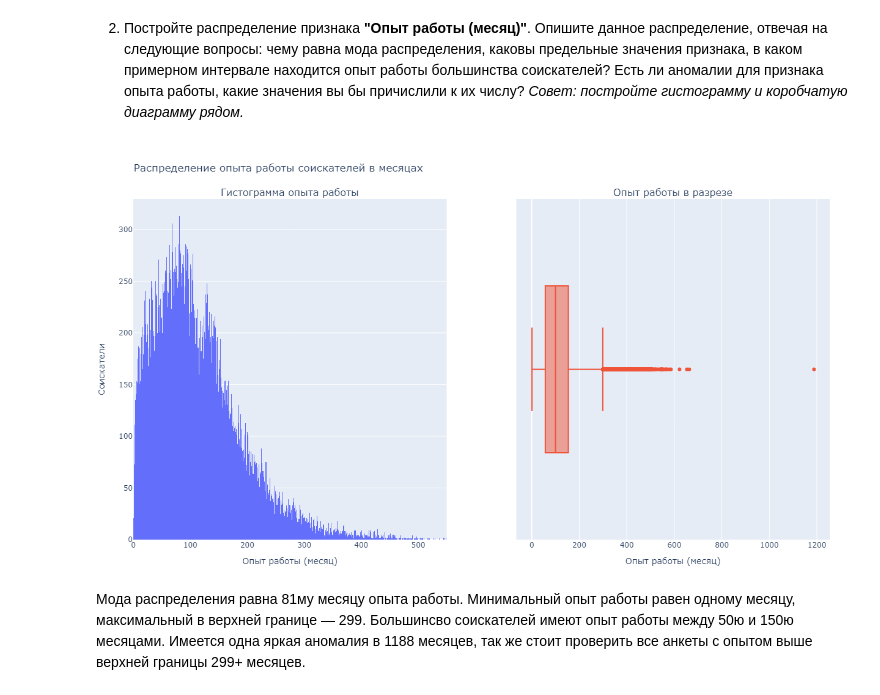
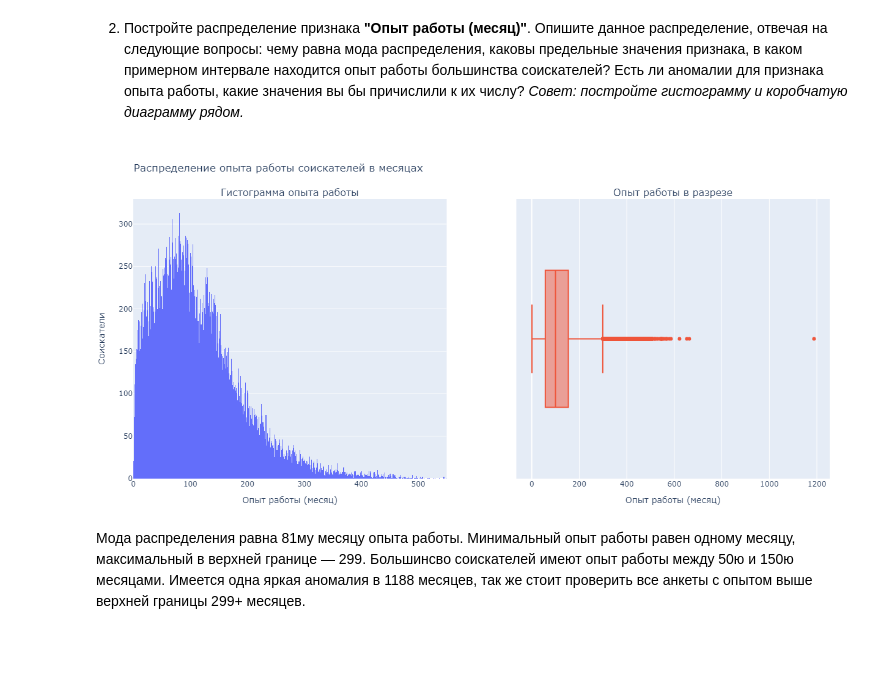
Before and after one commit to AfanasevDenis/Project_hh.ru, a Jupyter notebook: Project-1. Ноутбук.ipynb, the cells around one changed output. Drawn from its saved outputs; the diff is of its cells as text; code cells hidden in the pictures; blank space fills up the shorter version.

```diff
--- a/Project-1. Ноутбук.ipynb
+++ b/Project-1. Ноутбук.ipynb
@@ -491,35 +489,35 @@ fig.add_trace(
     go.Box(
     x=data['Опыт работы (месяц)'],
     name=''),
     row=1, col=2
 )
 
 fig.update_xaxes(title_text='Опыт работы (месяц)', range=[0, 550], row=1, col=1)
 fig.update_xaxes(title_text='Опыт работы (месяц)', row=1, col=2)
 fig.update_xaxes(showspikes=True,
                  spikemode='across',
                  spikesnap='cursor')
 
 fig.update_yaxes(title_text='Соискатели', showspikes=True, row=1, col=1)
 
 fig.update_layout(title_text='Распределение опыта работы соискателей в месяцах',
                   showlegend=False,
                   hoverlabel=dict(
                       bgcolor='white',
                       font_size=16
                   ),
                   hovermode='closest',
                   margin=dict(l=30, r=30, t=90, b=50),
-                  height=700,
+                  height=600,
                   width=1230
 )
 
 fig.update_traces(hoverinfo='all', hovertemplate="Опыт работы (месяц): %{x}<br>Соискатели: %{y}", row=1, col=1)
 fig.update_traces(hoverinfo='all', hovertemplate="Опыт работы (месяц): %{x}", row=1, col=2)
 
 fig.show("png")
 # %% [output]
-[figure, old version]
+[figure, new version]
 # %% [markdown]
 Мода распределения равна 81му месяцу опыта работы. Минимальный опыт работы равен одному месяцу, максимальный в верхней границе — 299.
 Большинсво соискателей имеют опыт работы между 50ю и 150ю месяцами. Имеется одна яркая аномалия в 1188 месяцев, так же стоит проверить все анкеты с опытом выше верхней границы 299+ месяцев.
```
Also changed, not shown: parts of 10 cells of this notebook.
